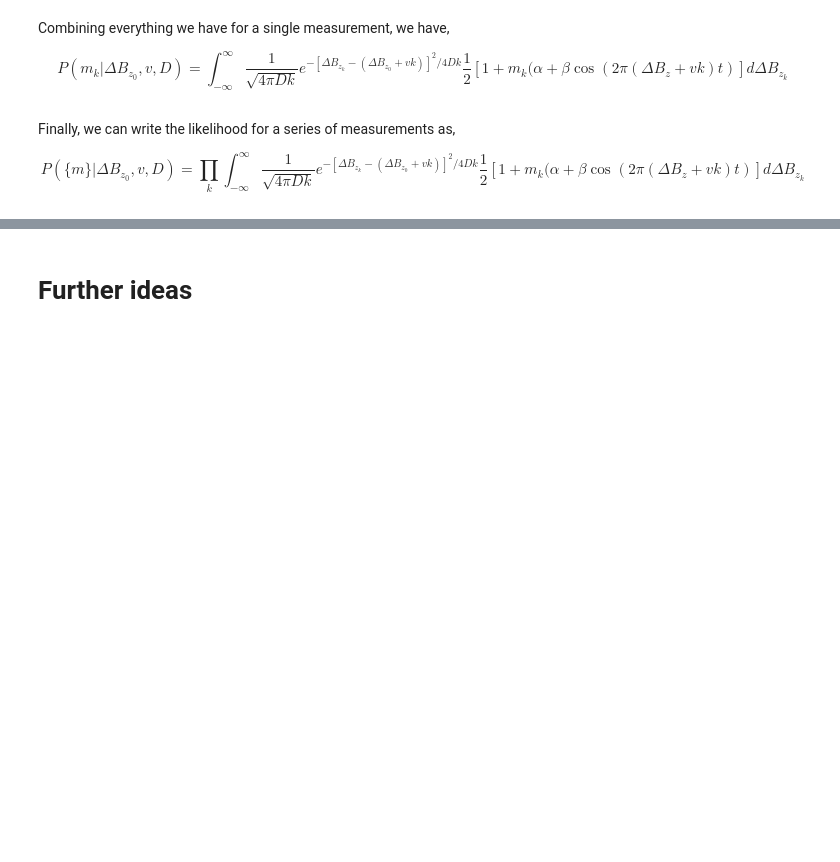
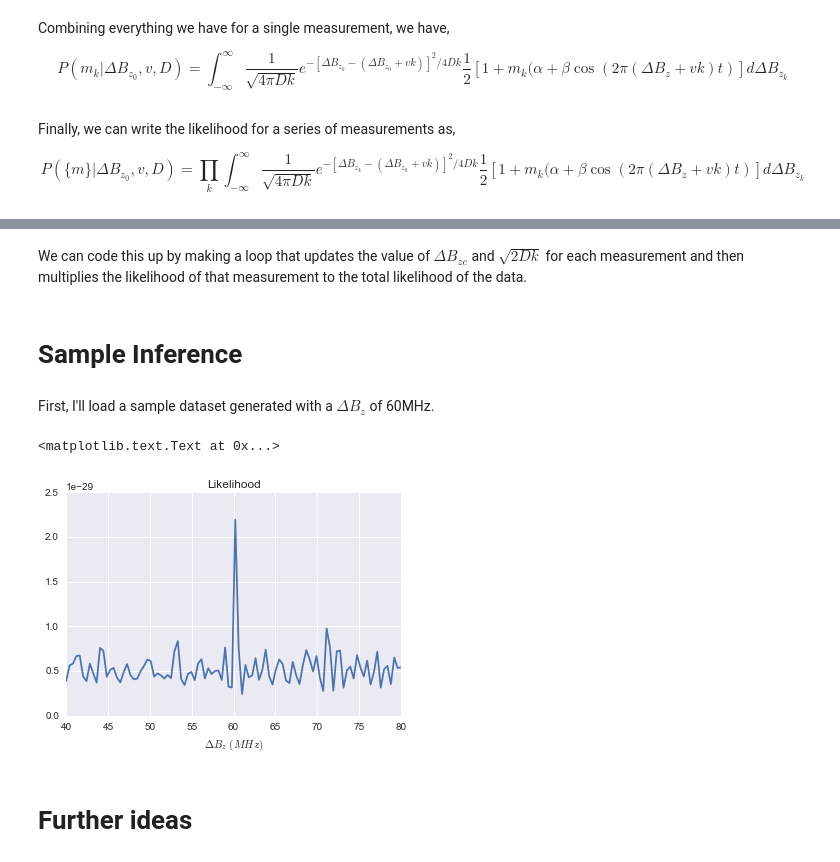
Before and after one commit to kevinshain/Optimal_Qubit_Measurement, a Jupyter notebook: model.ipynb, the cells around one changed output, grey strips where cells are left out. Saved outputs shown, nothing was run; the diff lists cells and outputs as text; code cells hidden in the pictures; blank space fills up the shorter version.

```diff
--- a/model.ipynb
+++ b/model.ipynb
@@ -261,3 +268,42 @@ $$P(\{m\}|\Delta B_{z_0},v,D)=\prod_k\int_{-\infty}^\infty\frac{1}{\sqrt{4\pi Dk
+# %% [markdown]
+We can code this up by making a loop that updates the value of $\Delta B_{zc}$ and $\sqrt{2Dk}$ for each measurement and then multiplies the likelihood of that measurement to the total likelihood of the data.
+# %%
+def likelihood(MetaSeries,Bz):
+    alpha = MetaSeries.alpha
+    beta = MetaSeries.beta
+    drift = MetaSeries.drift*10**9
+    diffusion = MetaSeries.diffusion*10**(-6)
+    BzHertz = Bz*10**6
+
+    timePerMeasurement = 4*10**(-6)
+
+    likelihood=1
+
+    for i in range(len(MetaSeries)):
+        k = MetaSeries[i,0]+1
+        tk = MetaSeries[i,1]*10**(-9)
+        mk = MetaSeries[i,2]
+
+        BzCurrent = BzHertz - drift*timePerMeasurement*(k+1)
+        sigma = np.sqrt(2*diffusion*4*k)
+
+        likelihoodmk = 1/2*beta*mk*sigma*np.exp(-(2*pi*tk)**2*sigma**2/2)*np.cos(2*pi*BzCurrent*tk)+(1+mk*alpha)/2
+        likelihood = likelihood*likelihoodmk
+    return likelihood
+# %% [markdown]
+# Sample Inference
+# %% [markdown]
+First, I'll load a sample dataset generated with a $\Delta B_z$ of 60MHz.
+# %%
+test = myio.loadData('singleSeries.csv')
+# %%
+Bz = np.linspace(40,80,100)
+plt.plot(Bz,likelihood(test,Bz))
+plt.title('Likelihood')
+plt.xlabel(r'$\Delta B_z\,\,(MHz)$')
+# %% [output]
+<matplotlib.text.Text at 0x...>
+[figure, added]
 # %% [markdown]
 # Further ideas
 # %% [markdown]
```
Also changed, not shown: parts of 4 cells of this notebook, 6 other files.
